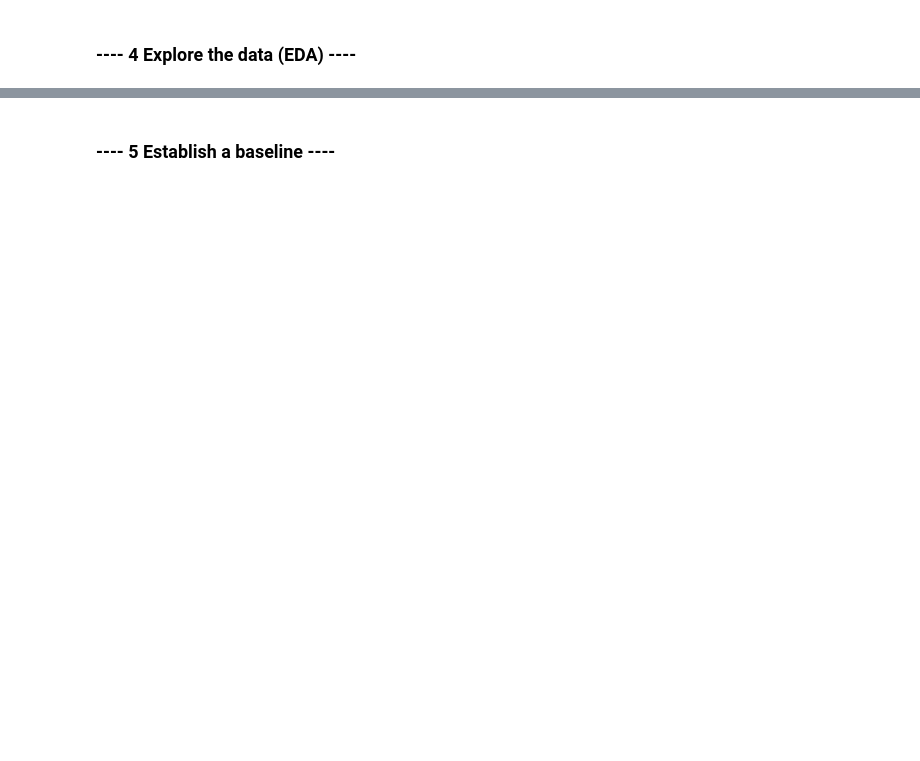
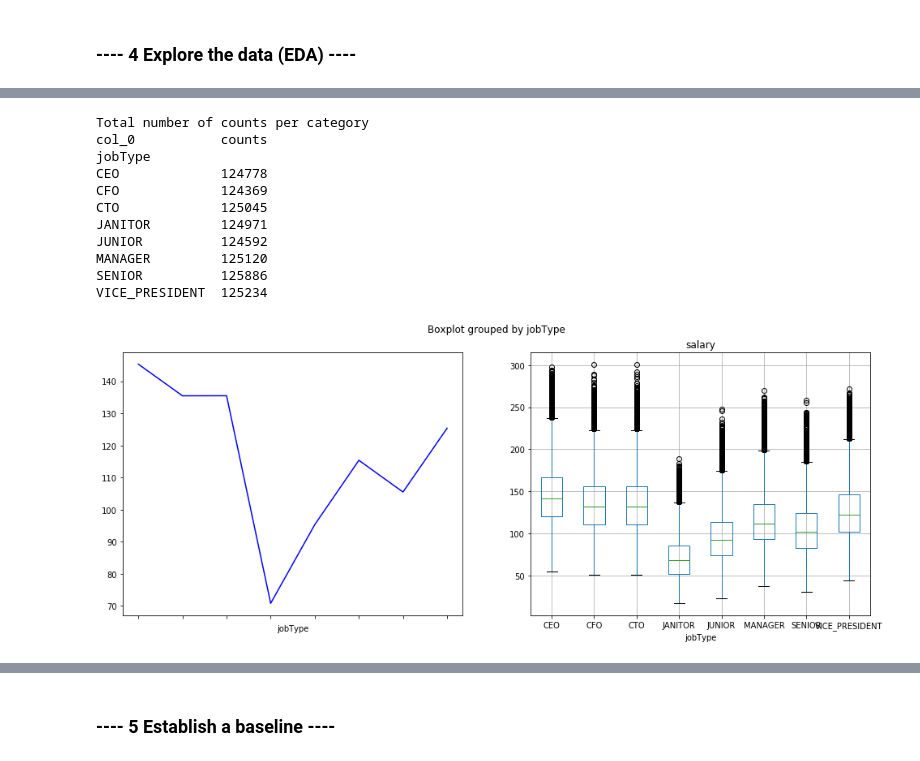
Before and after one commit to pmehta27/Design-a-Strategy-Based-on-Salary, a Jupyter notebook: Salary-Prediction-Notebook.ipynb, the cells around one changed output, grey strips where cells are left out. Drawn from its saved outputs; the diff is of its cells as text; code cells hidden in the pictures; blank space fills up the shorter version.

```diff
--- a/Salary-Prediction-Notebook.ipynb
+++ b/Salary-Prediction-Notebook.ipynb
@@ -34,0 +483,28 @@ __email__ = "your email here"
+# %%
+def plot_categorical_features(df,col):
+    col_count = pd.crosstab(index=df[col],columns="counts")   #Name the count columns
+    print("Total number of counts per category")
+    print(col_count.iloc[0:])
+    print("\n")
+    fig = plt.figure(figsize=(16,6))
+    fig.add_subplot(1,2,1)
+    df.groupby(col)['salary'].mean().plot(kind='line',color='blue')
+    ax=fig.add_subplot(1,2,2)
+    df.boxplot(column="salary",by=col,ax=ax)
+    plt.show()
+# %%
+# correlation between jobType and salary
+plot_categorical_features(merge_train_data_df,'jobType')
+# %% [output]
+Total number of counts per category
+col_0           counts
+jobType
+CEO             124778
+CFO             124369
+CTO             125045
+JANITOR         124971
+JUNIOR          124592
+MANAGER         125120
+SENIOR          125886
+VICE_PRESIDENT  125234
+[figure, added]
```
Also changed, not shown: parts of 103 cells of this notebook.
